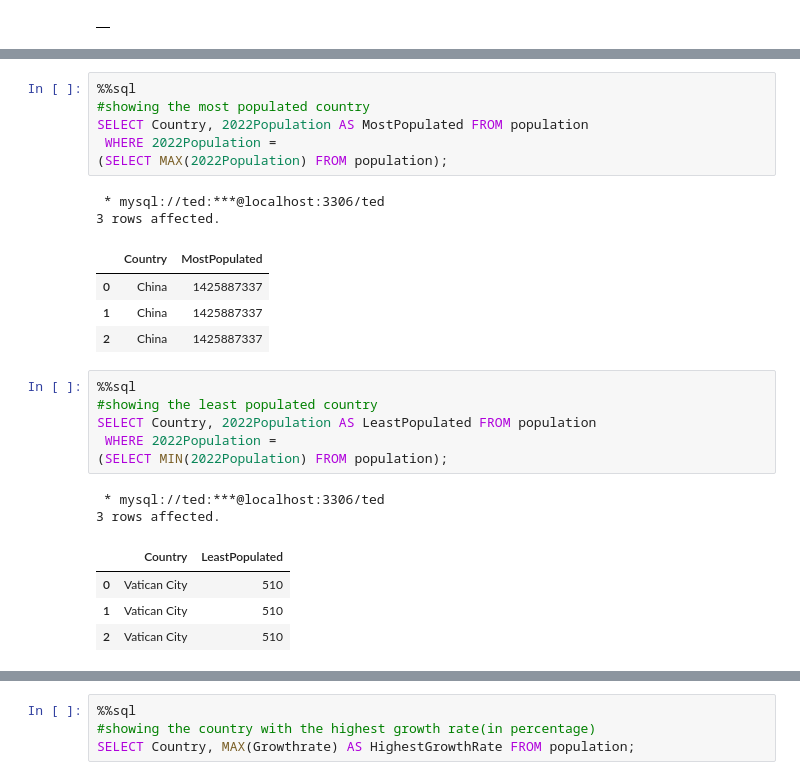
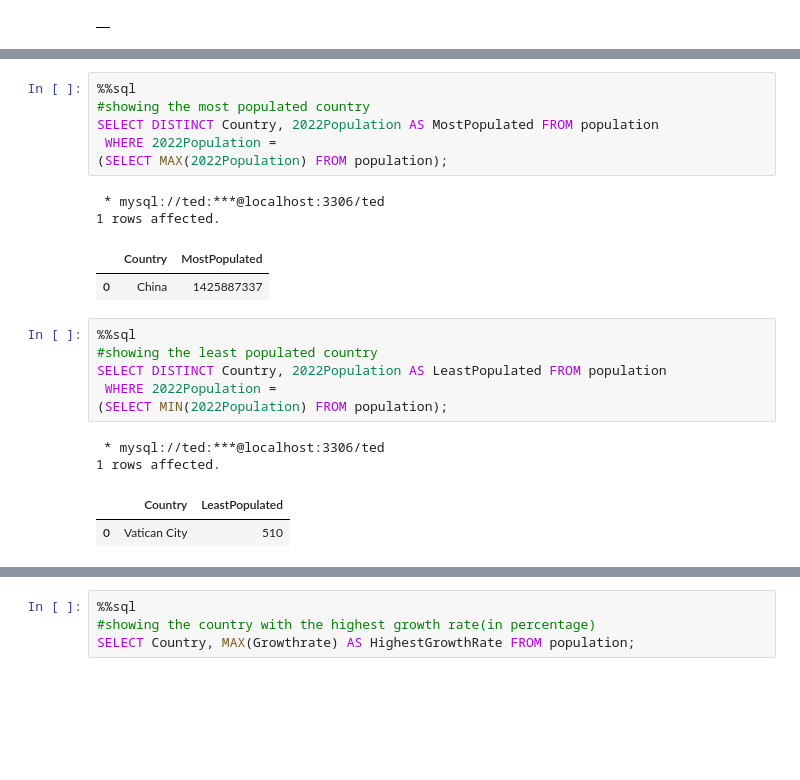
Before and after one commit to Murega14/WorldPopulation, a Jupyter notebook: Worldpopulation.ipynb, the cells around one changed output, grey strips where cells are left out. Saved outputs shown, nothing was run; the diff lists cells and outputs as text; blank space fills up the shorter version.

```diff
--- a/Worldpopulation.ipynb
+++ b/Worldpopulation.ipynb
@@ -87,29 +87,25 @@ SELECT * FROM population;
 # %%
 %%sql
 #showing the most populated country
-SELECT Country, 2022Population AS MostPopulated FROM population
+SELECT DISTINCT Country, 2022Population AS MostPopulated FROM population
  WHERE 2022Population =
 (SELECT MAX(2022Population) FROM population);
 # %% [output]
  * mysql://ted:***@localhost:3306/ted
-3 rows affected.
+1 rows affected.
 |  | Country | MostPopulated |
 | 0 | China | 1425887337 |
-| 1 | China | 1425887337 |
-| 2 | China | 1425887337 |
 # %%
 %%sql
 #showing the least populated country
-SELECT Country, 2022Population AS LeastPopulated FROM population
+SELECT DISTINCT Country, 2022Population AS LeastPopulated FROM population
  WHERE 2022Population =
 (SELECT MIN(2022Population) FROM population);
 # %% [output]
  * mysql://ted:***@localhost:3306/ted
-3 rows affected.
+1 rows affected.
 |  | Country | LeastPopulated |
 | 0 | Vatican City | 510 |
-| 1 | Vatican City | 510 |
-| 2 | Vatican City | 510 |
 # %%
 %%sql
 #showing the total world population IN 1970
```
Also changed, not shown: parts of 10 cells of this notebook.
